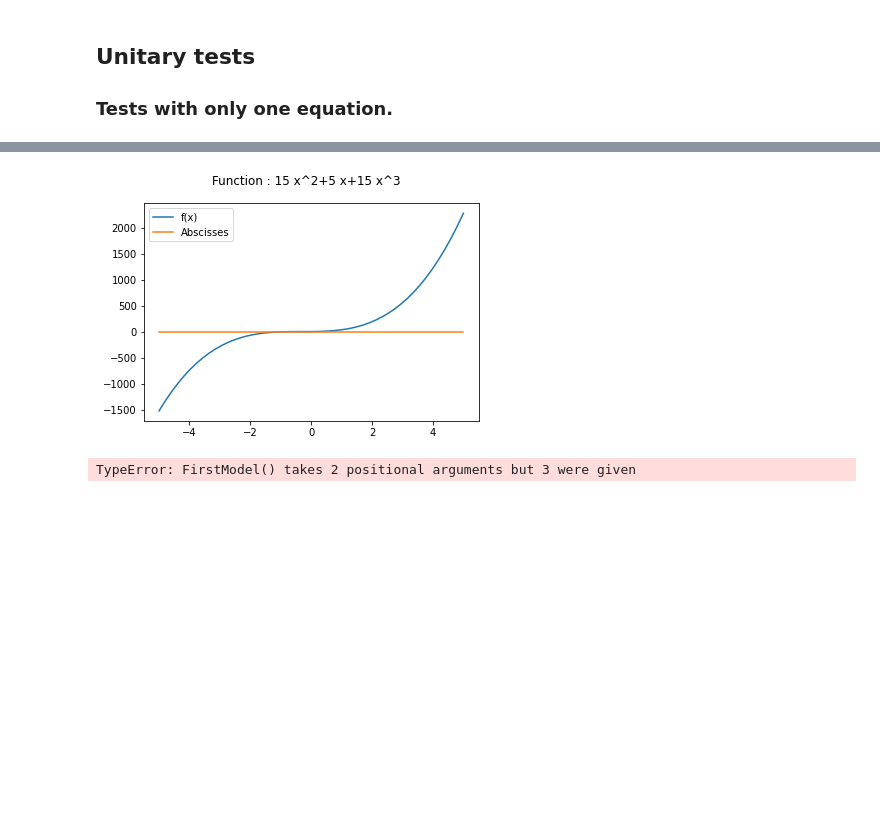
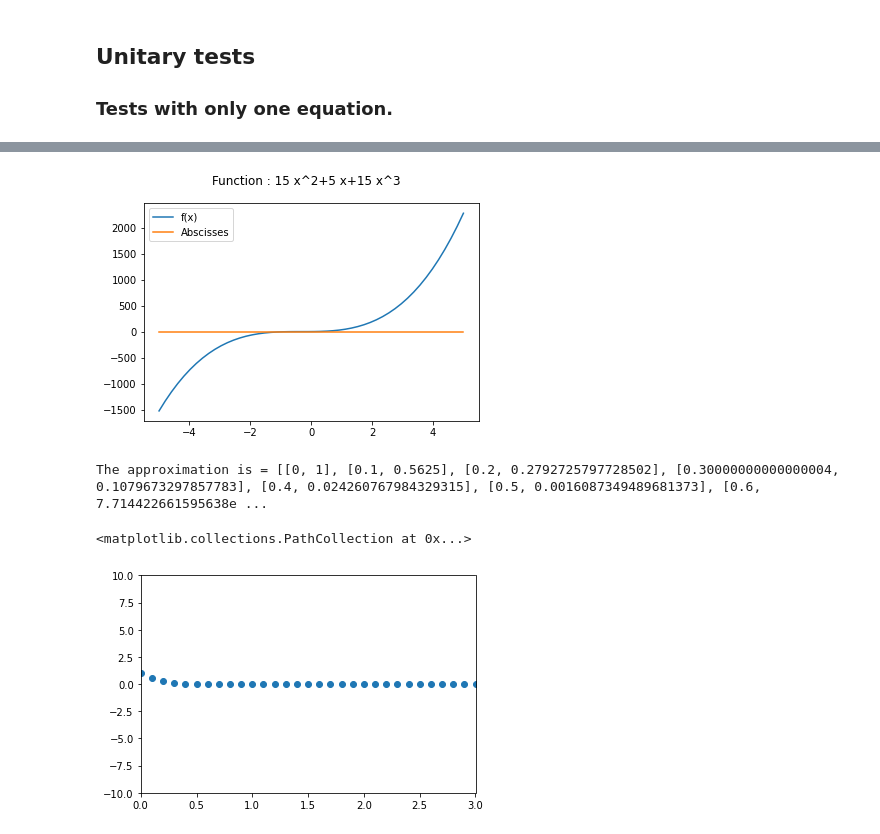
Before and after one commit to AlexPoiron/FirstModel, a Jupyter notebook: Main.ipynb, the cells around one changed output, grey strips where cells are left out. Cells and saved outputs as stored; diff of their text form; code cells hidden in the pictures; blank space fills up the shorter version.

```diff
--- a/Main.ipynb
+++ b/Main.ipynb
@@ -28,3 +29,14 @@ Epsilon = 10**-2
+# %%
+def function_f(uk, uk_1, expr, first):
+    f_uk = 0
+
+    #First call of this function
+    if(first):
+        f_uk = evaluate(uk, expr)
+    else:
+        f_uk = (uk - uk_1 / delta) - evaluate(uk, expr)
+
+    return f_uk
 # %%
 """
     FirstModel(vec, lg): return an approximation of zero of a
@@ -126,20 +142,33 @@ The approximation is = [[0, -10], [0.1, -0.5405476552042288], [0.2, -7.793494475
 # %%
 fig, ax = plt.subplots()
 x_ = np.linspace(-5, 5)
 y = 15*x_**(2) + 5*x_+ 15*x_**(3)
 zero = 0*x_
 ax.plot(x_, y, label ='f(x)')
 ax.plot(x_, zero, label = 'Abscisses')
 plt.legend()
 fig.suptitle('Function : 15 x^2+5 x+15 x^3')
 plt.show()
 
-vec = [15*x**(2) + 5*x + 15*x**(3)]
-res = FirstModel(vec, 1, 3)
+vec = 15*x**(2) + 5*x + 15*x**(3)
+res = FirstModel(vec, 1)
 print(res)
+
+absi = []
+for i in range(0, len(res)):
+    absi.append(res[i][0])
+coords = []
+for j in range(0, len(res)):
+    coords.append(res[j][1])
+
+plt.ylim([-10, 10])
+plt.xlim([0, 3])
+plt.scatter(absi, coords)
 # %% [output]
 [figure]
-TypeError: FirstModel() takes 2 positional arguments but 3 were given
+The approximation is = [[0, 1], [0.1, 0.5625], [0.2, 0.2792725797728502], [0.30000000000000004, 0.1079673297857783], [0.4, 0.024260767984329315], [0.5, 0.0016087349489681373], [0.6, 7.714422661595638e ...
+<matplotlib.collections.PathCollection at 0x...>
+[figure, added]
 # %%
 fig, ax = plt.subplots()
 x_ = np.linspace(-5, 5)
```
Also changed, not shown: parts of 5 cells of this notebook.
